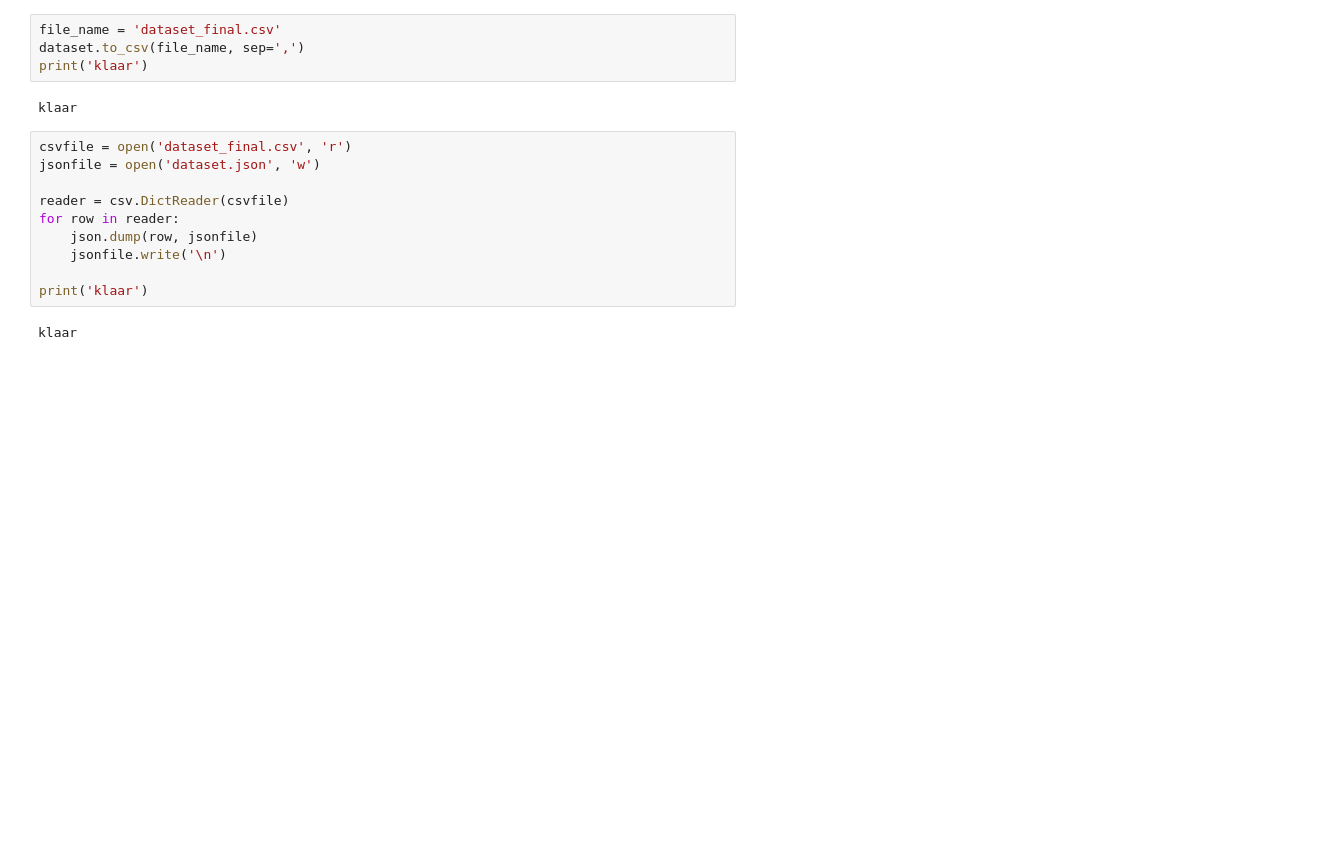
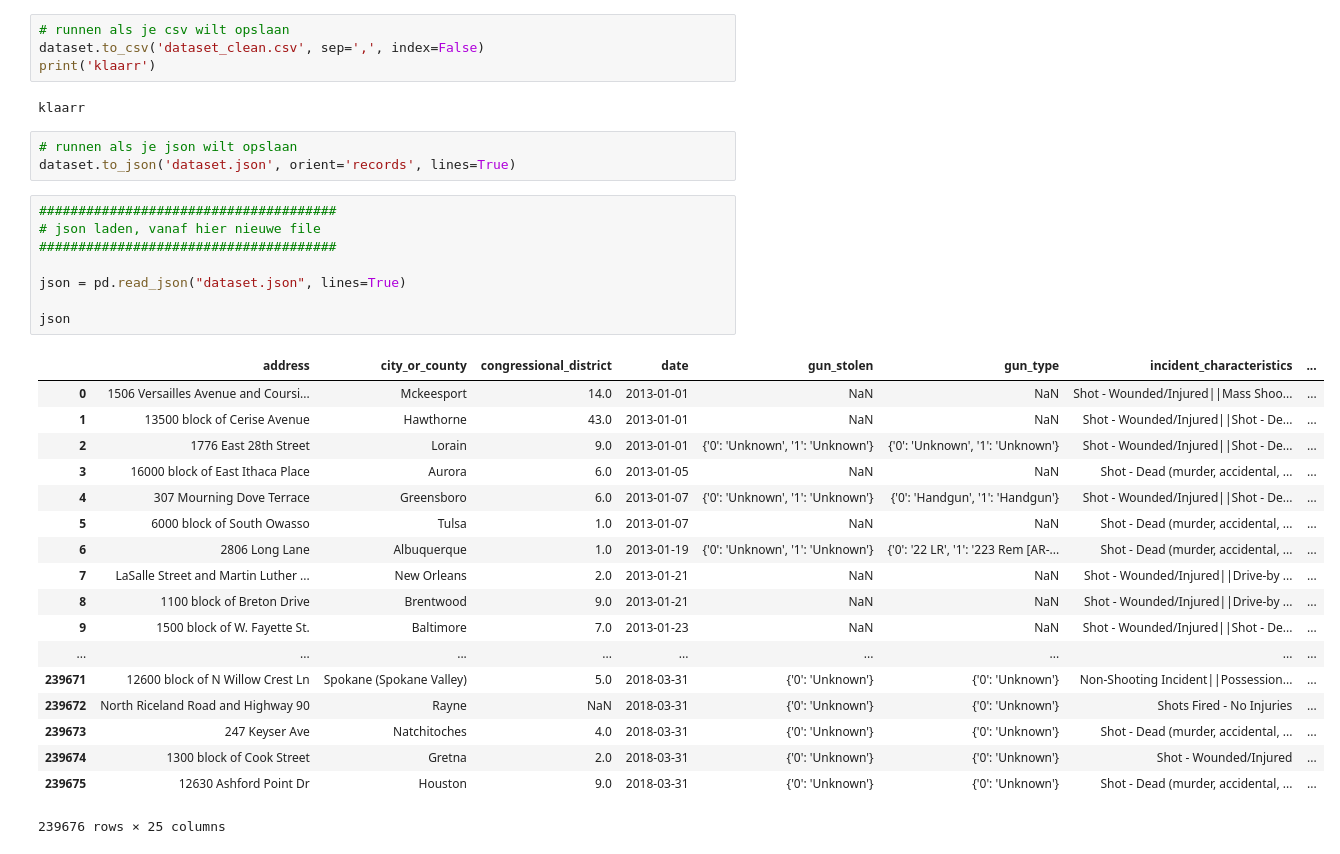
Before and after one commit to casper9292/DAV_23, a Jupyter notebook: code/dataset_pp.ipynb, the cells around one changed output. Drawn from its saved outputs; the diff is of its cells as text; blank space fills up the shorter version.

```diff
--- a/code/dataset_pp.ipynb
+++ b/code/dataset_pp.ipynb
@@ -190,18 +116,36 @@ dataset
-# %%
-file_name = 'dataset_final.csv'
-dataset.to_csv(file_name, sep=',')
-print('klaar')
-# %% [output]
-klaar
-# %%
-csvfile = open('dataset_final.csv', 'r')
-jsonfile = open('dataset.json', 'w')
-
-reader = csv.DictReader(csvfile)
-for row in reader:
-    json.dump(row, jsonfile)
-    jsonfile.write('\n')
-
-print('klaar')
-# %% [output]
-klaar
+# %%
+# runnen als je csv wilt opslaan
+dataset.to_csv('dataset_clean.csv', sep=',', index=False)
+print('klaarr')
+# %% [output]
+klaarr
+# %%
+# runnen als je json wilt opslaan
+dataset.to_json('dataset.json', orient='records', lines=True)
+# %%
+######################################
+# json laden, vanaf hier nieuwe file
+######################################
+
+json = pd.read_json("dataset.json", lines=True)
+
+json
+# %% [output]
+|  | address | city_or_county | congressional_district | date | gun_stolen | gun_type | incident_characteristics | ... |
+| 0 | 1506 Versailles Avenue and Coursi... | Mckeesport | 14.0 | 2013-01-01 | NaN | NaN | Shot - Wounded/Injured||Mass Shoo... | ... |
+| 1 | 13500 block of Cerise Avenue | Hawthorne | 43.0 | 2013-01-01 | NaN | NaN | Shot - Wounded/Injured||Shot - De... | ... |
+| 2 | 1776 East 28th Street | Lorain | 9.0 | 2013-01-01 | {'0': 'Unknown', '1': 'Unknown'} | {'0': 'Unknown', '1': 'Unknown'} | Shot - Wounded/Injured||Shot - De... | ... |
+| 3 | 16000 block of East Ithaca Place | Aurora | 6.0 | 2013-01-05 | NaN | NaN | Shot - Dead (murder, accidental, ... | ... |
+| 4 | 307 Mourning Dove Terrace | Greensboro | 6.0 | 2013-01-07 | {'0': 'Unknown', '1': 'Unknown'} | {'0': 'Handgun', '1': 'Handgun'} | Shot - Wounded/Injured||Shot - De... | ... |
+| 5 | 6000 block of South Owasso | Tulsa | 1.0 | 2013-01-07 | NaN | NaN | Shot - Dead (murder, accidental, ... | ... |
+| 6 | 2806 Long Lane | Albuquerque | 1.0 | 2013-01-19 | {'0': 'Unknown', '1': 'Unknown'} | {'0': '22 LR', '1': '223 Rem [AR-... | Shot - Dead (murder, accidental, ... | ... |
+| 7 | LaSalle Street and Martin Luther ... | New Orleans | 2.0 | 2013-01-21 | NaN | NaN | Shot - Wounded/Injured||Drive-by ... | ... |
+| 8 | 1100 block of Breton Drive | Brentwood | 9.0 | 2013-01-21 | NaN | NaN | Shot - Wounded/Injured||Drive-by ... | ... |
+| 9 | 1500 block of W. Fayette St. | Baltimore | 7.0 | 2013-01-23 | NaN | NaN | Shot - Wounded/Injured||Shot - De... | ... |
+| ... | ... | ... | ... | ... | ... | ... | ... | ... |
+| 239671 | 12600 block of N Willow Crest Ln | Spokane (Spokane Valley) | 5.0 | 2018-03-31 | {'0': 'Unknown'} | {'0': 'Unknown'} | Non-Shooting Incident||Possession... | ... |
+| 239672 | North Riceland Road and Highway 90 | Rayne | NaN | 2018-03-31 | {'0': 'Unknown'} | {'0': 'Unknown'} | Shots Fired - No Injuries | ... |
+| 239673 | 247 Keyser Ave | Natchitoches | 4.0 | 2018-03-31 | {'0': 'Unknown'} | {'0': 'Unknown'} | Shot - Dead (murder, accidental, ... | ... |
+| 239674 | 1300 block of Cook Street | Gretna | 2.0 | 2018-03-31 | {'0': 'Unknown'} | {'0': 'Unknown'} | Shot - Wounded/Injured | ... |
+| 239675 | 12630 Ashford Point Dr | Houston | 9.0 | 2018-03-31 | {'0': 'Unknown'} | {'0': 'Unknown'} | Shot - Dead (murder, accidental, ... | ... |
+239676 rows × 25 columns
```
Also changed, not shown: parts of 13 cells of this notebook.
